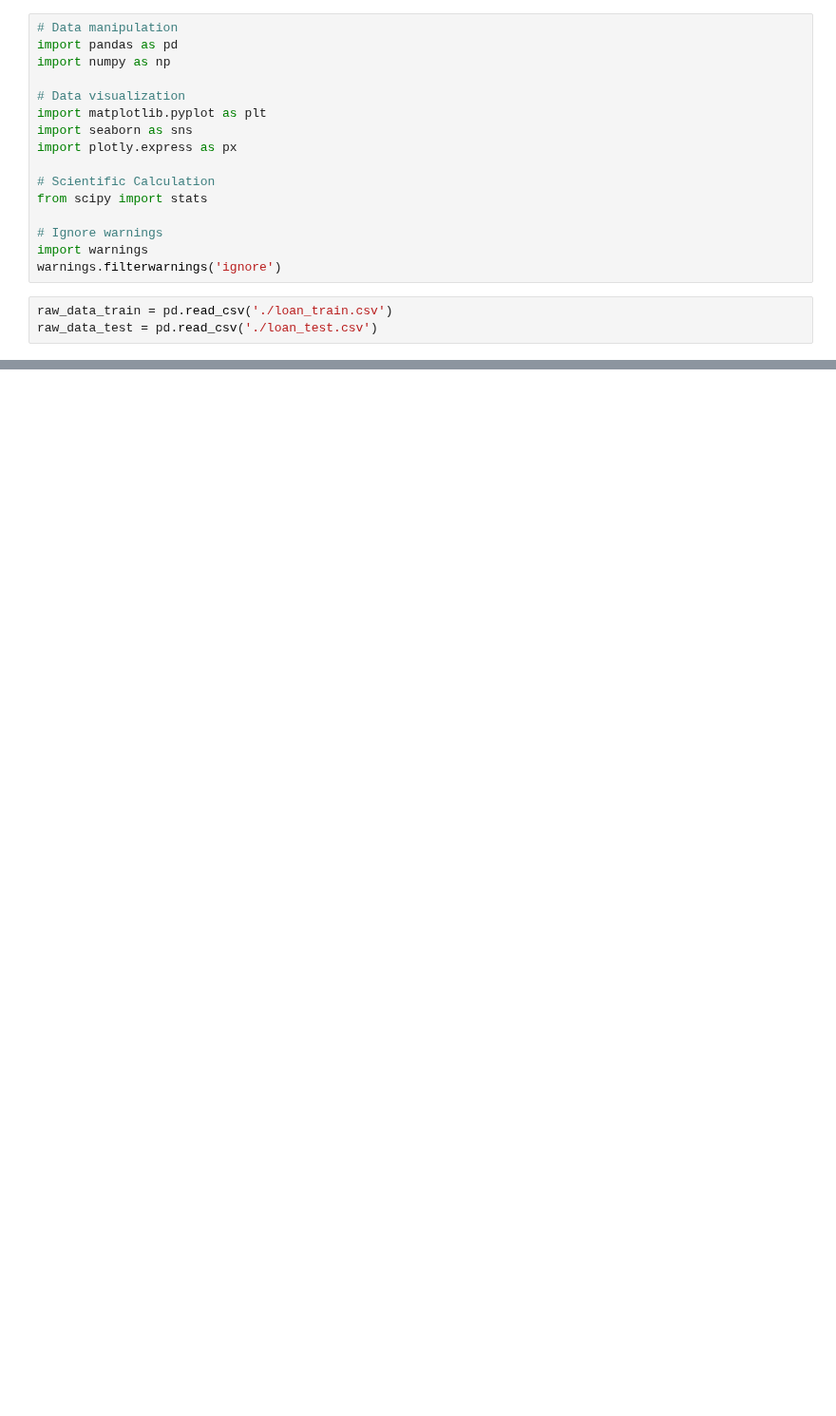
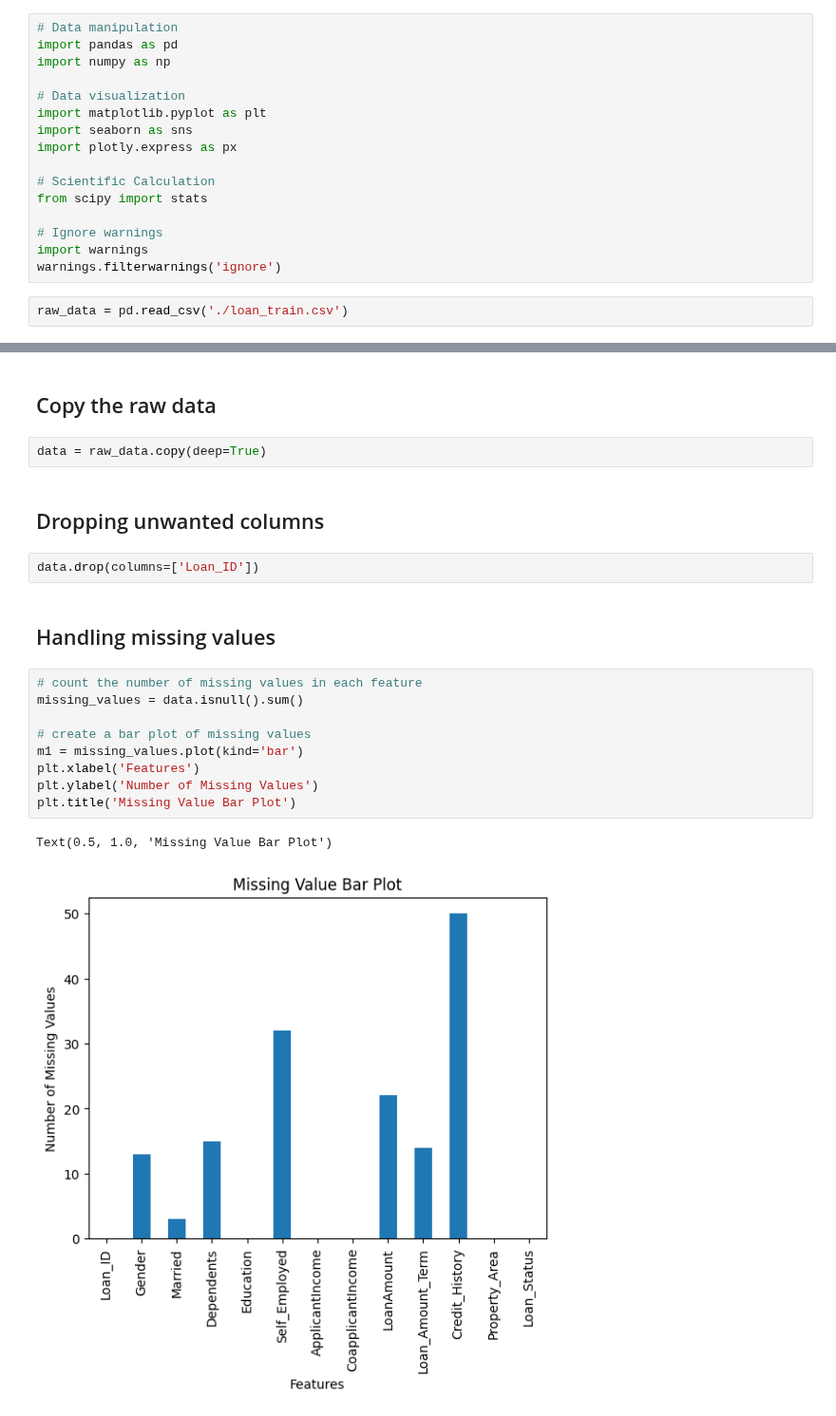
Before and after one commit to SwagAbyss/SwagML, a Jupyter notebook: Projects/LoanPredict/loan_prediction.ipynb, the cells around one changed output, grey strips where cells are left out. Shown at 95% size. Saved outputs shown, nothing was run; the diff lists cells and outputs as text; blank space fills up the shorter version.

```diff
--- a/Projects/LoanPredict/loan_prediction.ipynb
+++ b/Projects/LoanPredict/loan_prediction.ipynb
@@ -15,5 +33,4 @@ from scipy import stats
 import warnings
 warnings.filterwarnings('ignore')
 # %%
-raw_data_train = pd.read_csv('./loan_train.csv')
-raw_data_test = pd.read_csv('./loan_test.csv')
+raw_data = pd.read_csv('./loan_train.csv')
@@ -35,0 +77,22 @@ pd.concat([raw_data_train, raw_data_test])
+# %% [markdown]
+## Copy the raw data
+# %%
+data = raw_data.copy(deep=True)
+# %% [markdown]
+## Dropping unwanted columns
+# %%
+data.drop(columns=['Loan_ID'])
+# %% [markdown]
+## Handling missing values
+# %%
+# count the number of missing values in each feature
+missing_values = data.isnull().sum()
+
+# create a bar plot of missing values
+m1 = missing_values.plot(kind='bar')
+plt.xlabel('Features')
+plt.ylabel('Number of Missing Values')
+plt.title('Missing Value Bar Plot')
+# %% [output]
+Text(0.5, 1.0, 'Missing Value Bar Plot')
+[figure, added]
```
Also changed, not shown: parts of 10 cells of this notebook.
